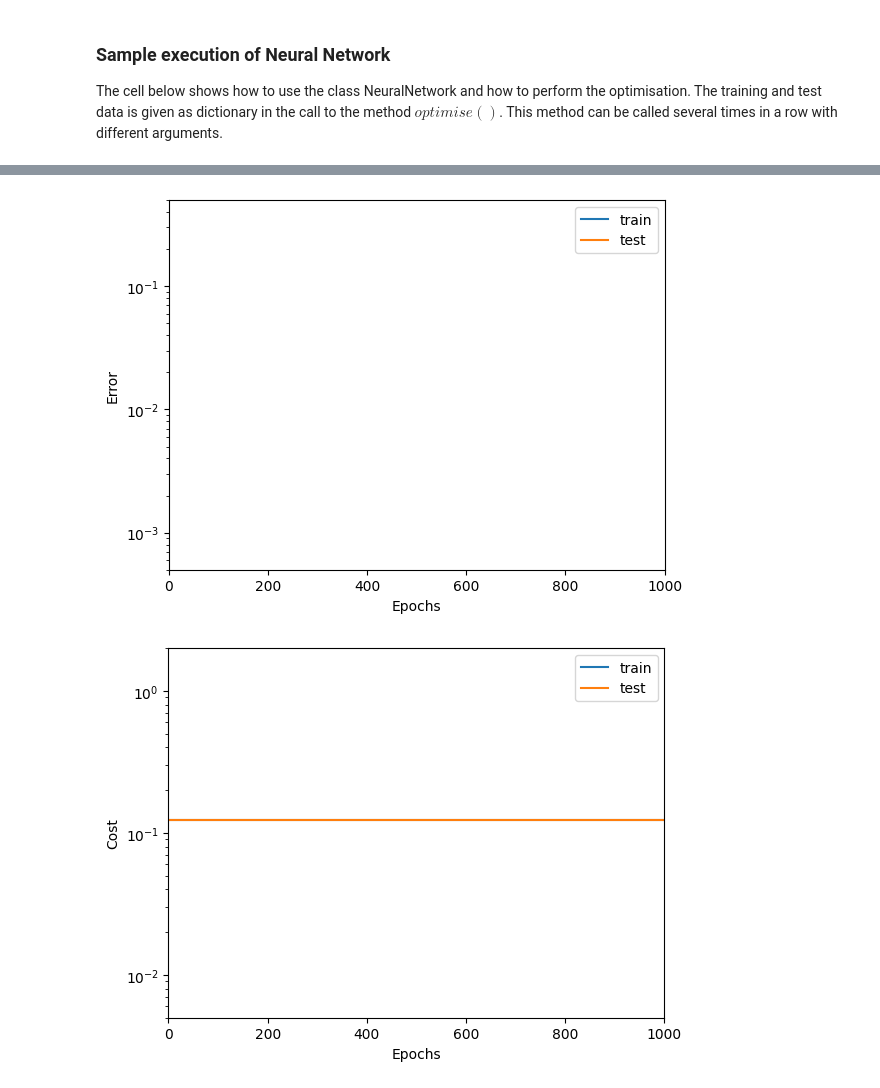
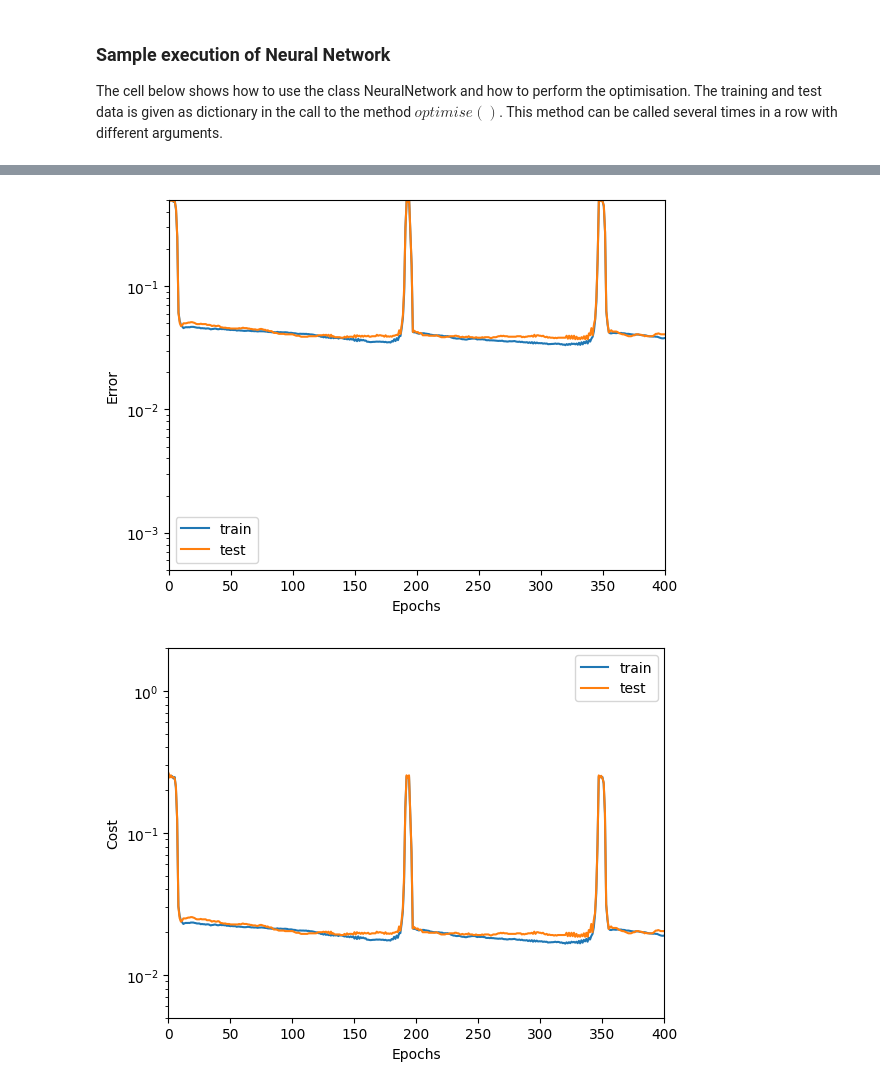
Before and after one commit to ODAncona/tsm_delearn_lab, a Jupyter notebook: PW01_Gradient_Descent/generalised_perceptron_stud.ipynb, the cells around one changed output, grey strips where cells are left out. Cells and saved outputs as stored; diff of their text form; code cells hidden in the pictures.

```diff
--- a/PW01_Gradient_Descent/generalised_perceptron_stud.ipynb
+++ b/PW01_Gradient_Descent/generalised_perceptron_stud.ipynb
@@ -304,17 +289,13 @@ class NeuralNetwork:
         #abbreviation
         m = x.shape[0]
 
-        if self.cost_function == self.cost_MSE:
         ### START YOUR CODE ###
-            # todo gradients for mean squared error cost function
 
-            self.grad_w = np.zeros((784,1))
-            self.grad_b = 0
-        else:
-            # todo gradients for cross entropy cost function
+        # gradients for mean squared error cost function (where y_pred -y is the error vector)
+        self.grad_w = np.dot(x.T, (y_pred - y)) / m
+        self.grad_b = np.sum(y_pred - y) / m
 
-            self.grad_w = np.zeros((784,1))
-            self.grad_b = 0
+        # should add the gradients for the cross entropy cost function
 
         ### END YOUR CODE ###
 
@@ -472,10 +453,10 @@ x_train, x_test, y_train, y_test = prepare_data(0, 2, train_size=0.8, min_max_no
 data = {'x_train' : x_train, 'y_train' : y_train, 'x_test' : x_test, 'y_test' : y_test}
 
 
-NNet = NeuralNetwork(cost_function=1, random_std = 0.2, size_in = 784)
+NNet = NeuralNetwork(cost_function=0, random_std = 0.2, size_in = 784)
 
-NNet.optimise(data, 500, 0.5, debug=100)
-NNet.optimise(data, 500, 0.25, debug=100)
+NNet.optimise(data, 200, 0.3, debug=100)
+NNet.optimise(data, 200, 0.3, debug=100)
 
 plot_error(NNet)
 plot_cost(NNet)
@@ -495,5 +470,5 @@ result after 1000 epochs, train: cost 0.12300, error 193.09500 ; test: cost 0.12
-[figure, old version]
+[figure, new version]
-[figure, old version]
+[figure, new version]
 # %%
 #analyse false classified training or test images
 y_pred = np.round(NNet.propagate(data['x_test']))
```
Also changed, not shown: parts of 3 cells of this notebook.
